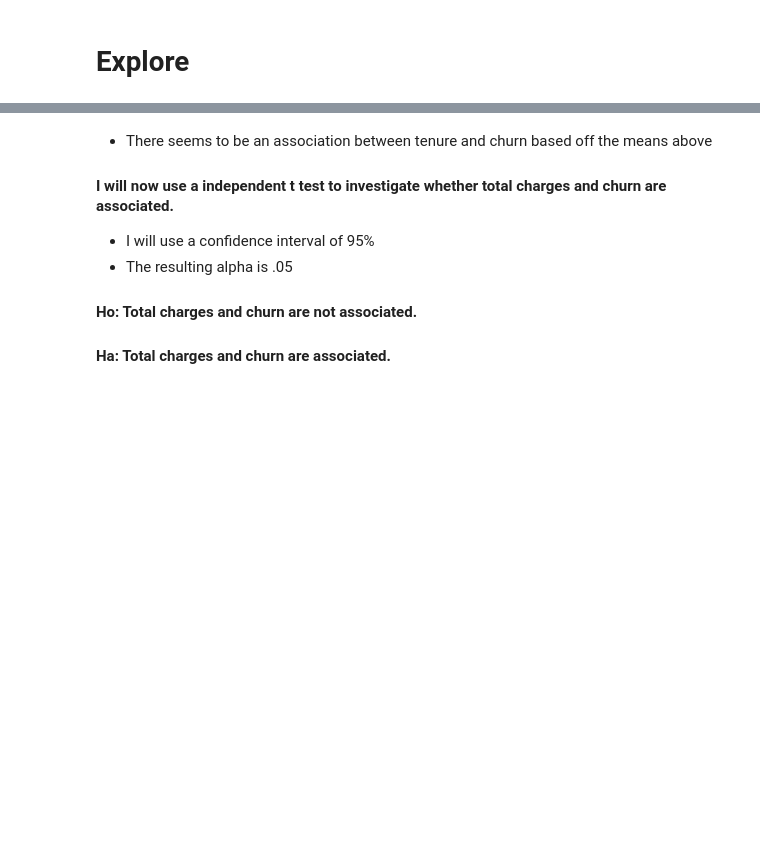
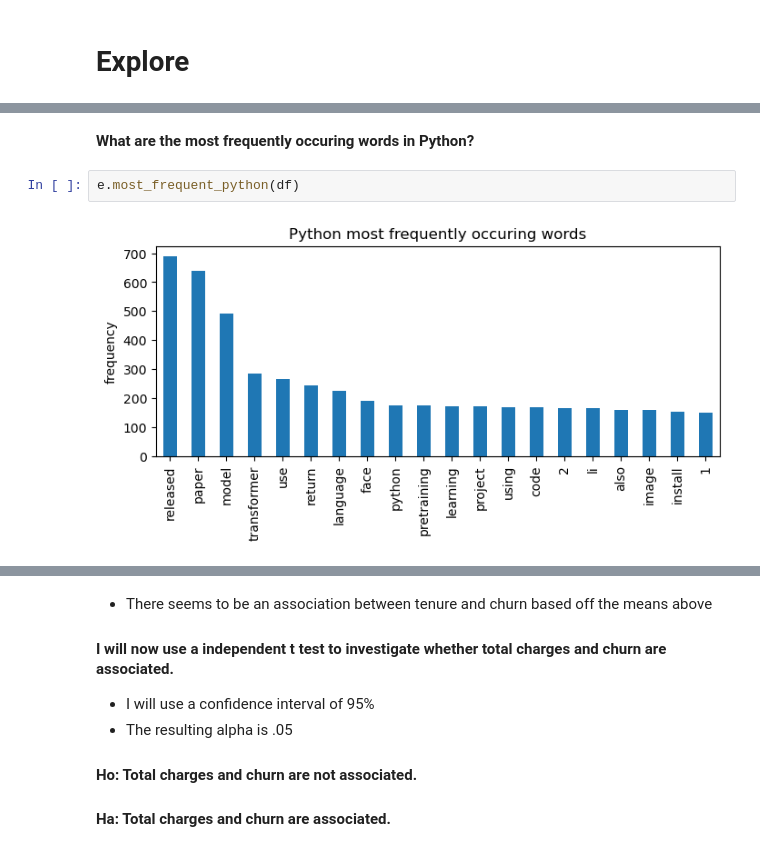
Before and after one commit to Science-of-the-Fork/nlp-project, a Jupyter notebook: final_report.ipynb, the cells around one changed output, grey strips where cells are left out. Drawn from its saved outputs; the diff is of its cells as text; blank space fills up the shorter version.

```diff
--- a/final_report.ipynb
+++ b/final_report.ipynb
@@ -200,0 +101,6 @@ plt.show()
+# %% [markdown]
+**What are the most frequently occuring words in Python?**
+# %%
+e.most_frequent_python(df)
+# %% [output]
+[figure, added]
```
Also changed, not shown: parts of 104 cells of this notebook, 3 other files.
